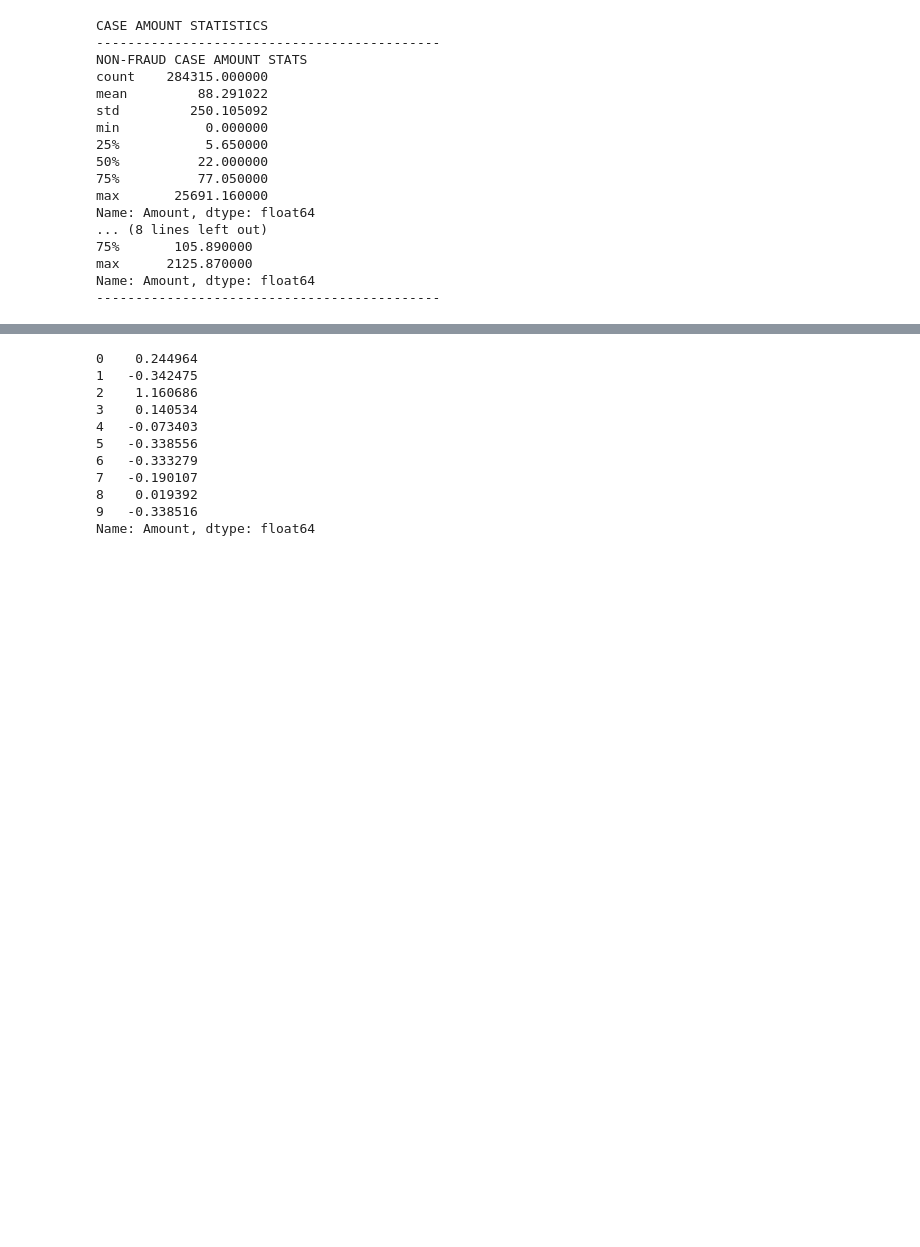
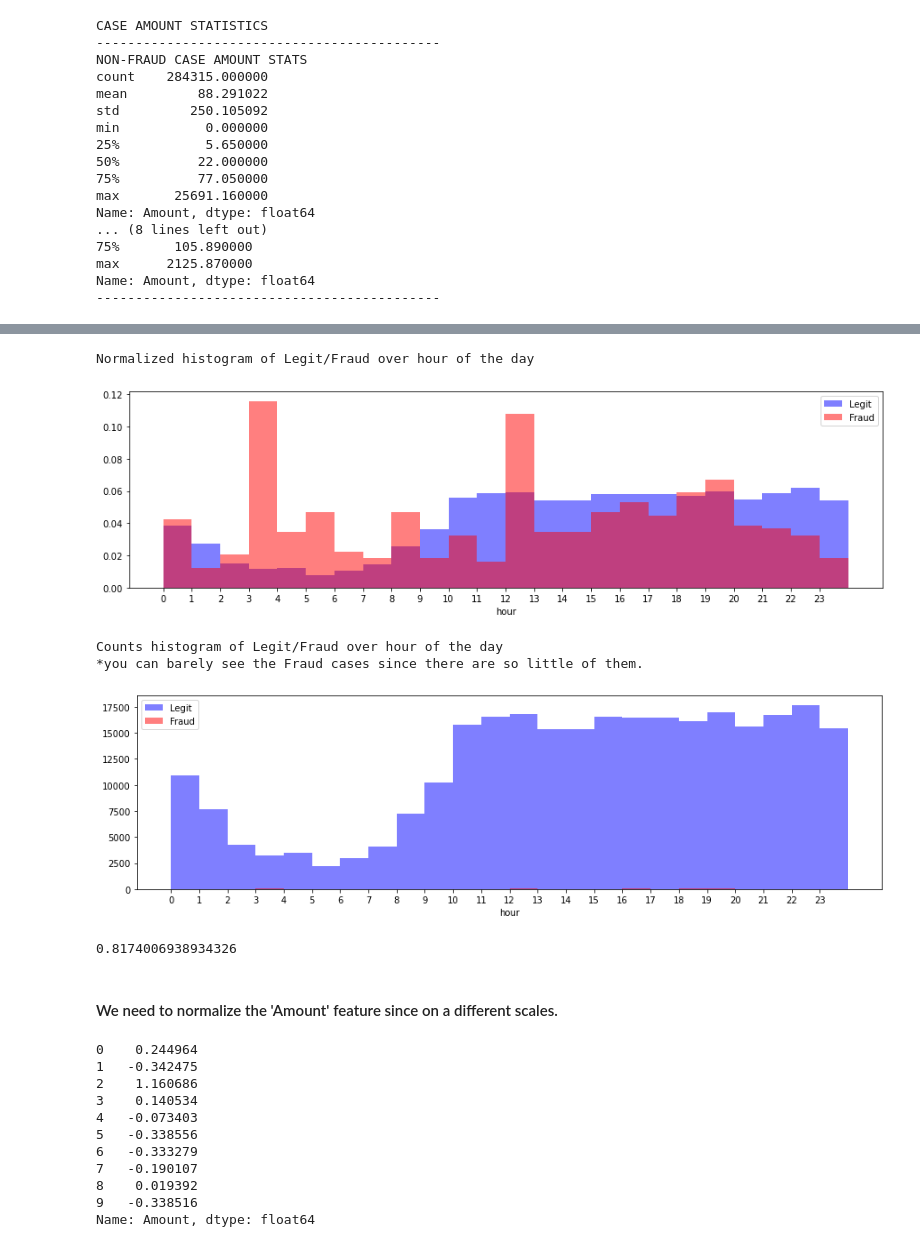
Before and after one commit to byteridge/GarageInternship2021, a Jupyter notebook: Case study/Fraud Detection and analysis.ipynb, the cells around one changed output, grey strips where cells are left out. Drawn from its saved outputs; the diff is of its cells as text; code cells hidden in the pictures; blank space fills up the shorter version.

```diff
--- a/Case study/Fraud Detection and analysis.ipynb
+++ b/Case study/Fraud Detection and analysis.ipynb
@@ -24,8 +29,6 @@ from sklearn.metrics import f1_score # evaluation metric
 # %%
-# IMPORTING DATA
-
 df = pd.read_csv('creditcard.csv')
-df.drop('Time', axis = 1, inplace = True)
+#df.drop('Time', axis = 1, inplace = True)
 
 print(df.head(10))
 # %% [output]
@@ -106,0 +103,2 @@ Index(['V1', 'V2', 'V3', 'V4', 'V5', 'V6', 'V7', 'V8', 'V9', 'V10', 'V11',
+# %%
+df['hour'] = df['Time'].apply(lambda x: np.ceil(float(x)/3600) % 24)
@@ -107,3 +126,41 @@ Index(['V1', 'V2', 'V3', 'V4', 'V5', 'V6', 'V7', 'V8', 'V9', 'V10', 'V11',
+# %%
+def PlotHistogram(df,norm):
+    bins = np.arange(df['hour'].min(),df['hour'].max()+2)
+    plt.figure(figsize=(15,4))
+    sns.distplot(df[df['Class']==0.0]['hour'],
+                 norm_hist=norm,
+                 bins=bins,
+                 kde=False,
+                 color='b',
+                 hist_kws={'alpha':.5},
+                 label='Legit')
+    sns.distplot(df[df['Class']==1.0]['hour'],
+                 norm_hist=norm,
+                 bins=bins,
+                 kde=False,
+                 color='r',
+                 label='Fraud',
+                 hist_kws={'alpha':.5})
+    plt.xticks(range(0,24))
+    plt.legend()
+    plt.show()
+# %%
+start = time.time()
+print('Normalized histogram of Legit/Fraud over hour of the day')
+PlotHistogram(df,True)
+print('Counts histogram of Legit/Fraud over hour of the day')
+print('*you can barely see the Fraud cases since there are so little of them.')
+PlotHistogram(df,False)
+print(time.time()-start)
+# %% [output]
+Normalized histogram of Legit/Fraud over hour of the day
+[figure, added]
+Counts histogram of Legit/Fraud over hour of the day
+*you can barely see the Fraud cases since there are so little of them.
+[figure, added]
+0.8174006938934326
+# %% [markdown]
+#### We need to normalize the 'Amount' feature since on a different scales.
 # %%
 sc = StandardScaler()
 amount = df['Amount'].values
```
Also changed, not shown: parts of 21 cells of this notebook.
